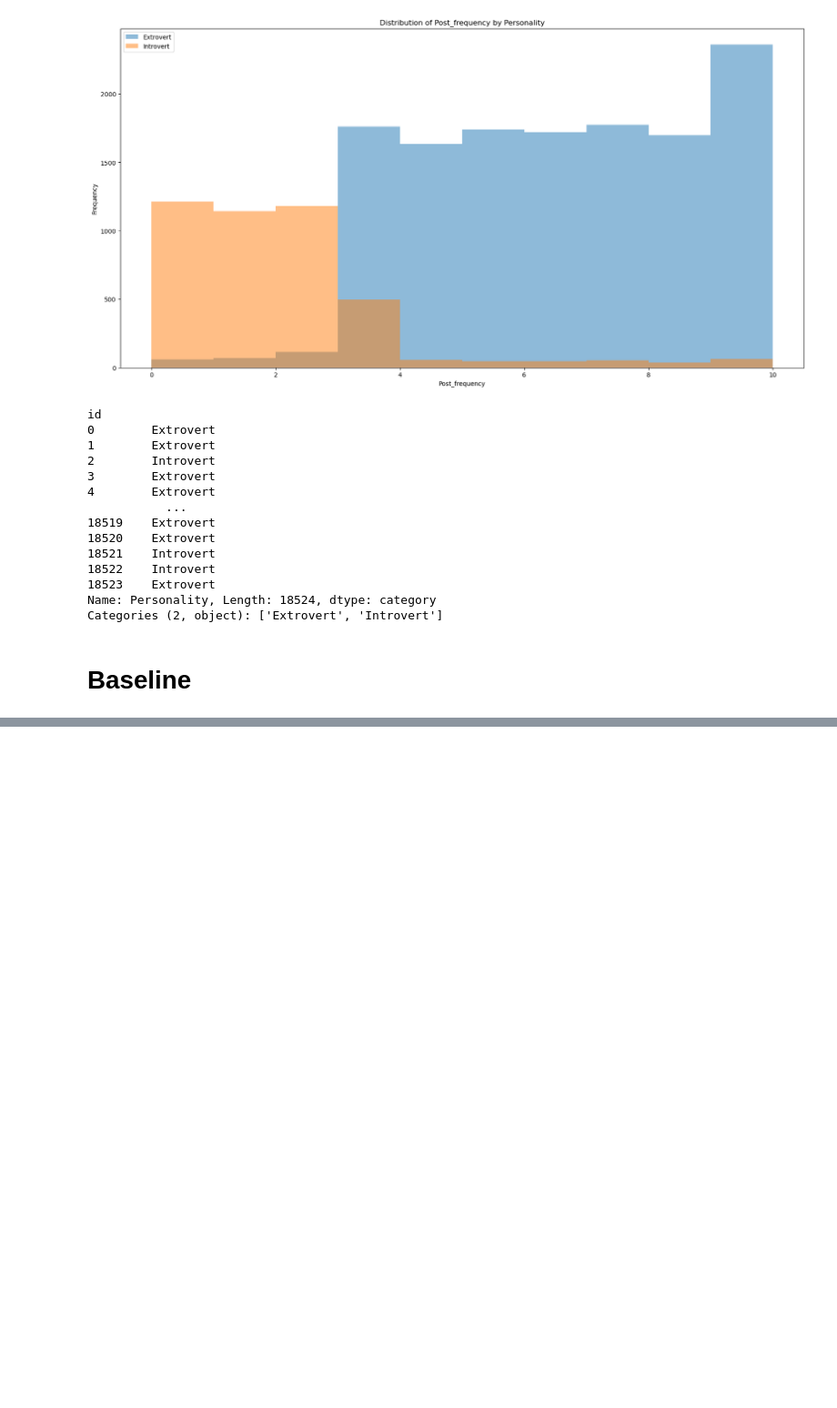
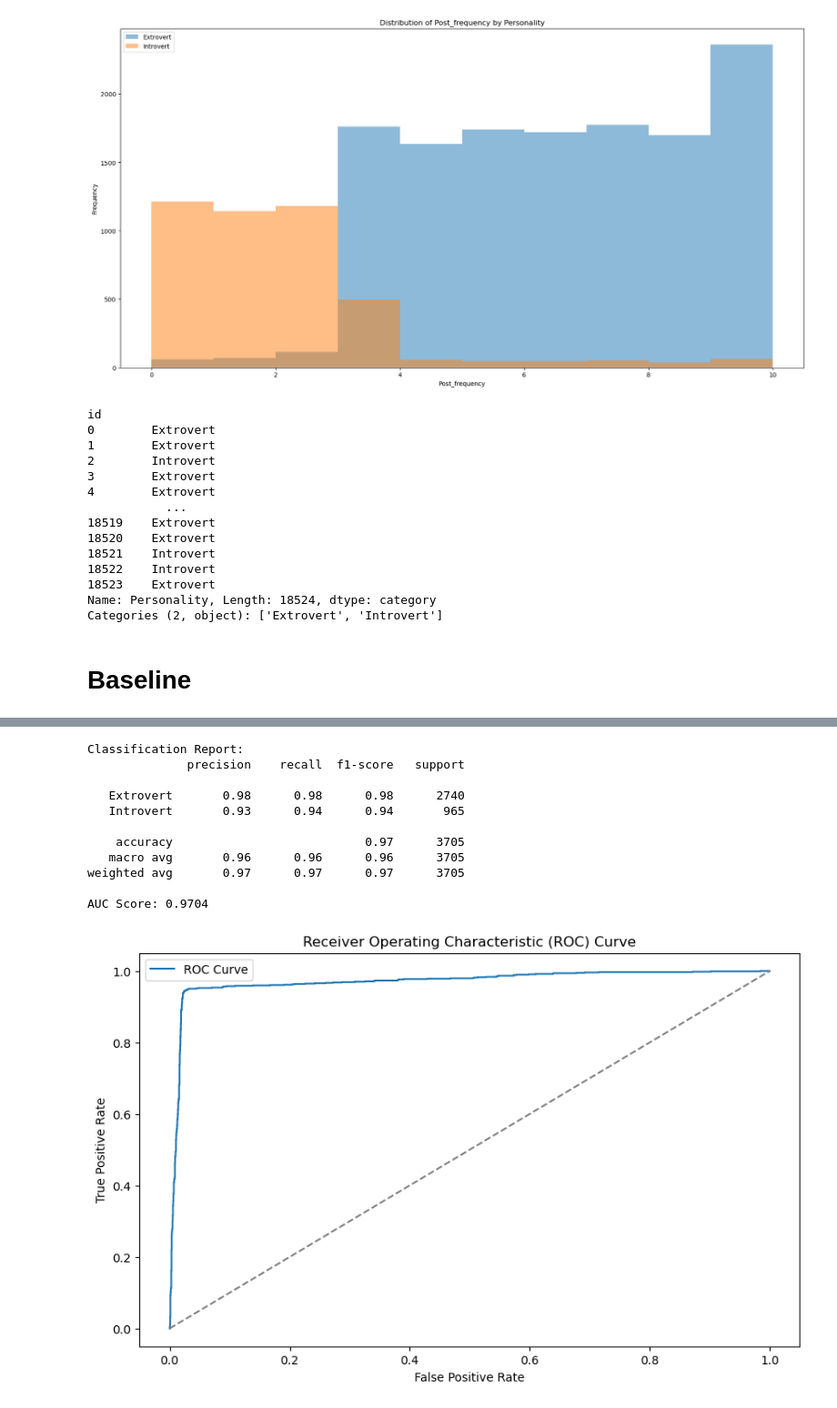
Before and after one commit to niits/experiments, a Jupyter notebook: kaggle/playground-series-s5e7/main.ipynb, the cells around one changed output, grey strips where cells are left out. Shown at 91% size. Cells and saved outputs as stored; diff of their text form; code cells hidden in the pictures; blank space fills up the shorter version.

```diff
--- a/kaggle/playground-series-s5e7/main.ipynb
+++ b/kaggle/playground-series-s5e7/main.ipynb
@@ -201,0 +445,25 @@ Successfully submitted to Predict the Introverts from the Extroverts
+# %%
+objective_with_imputed_data = partial(
+    objective,
+    X_train=X_train_imputed,
+    y_train_encoded=y_train_encoded,
+    additional_params={
+        "scale_pos_weight": pos_class_weight,
+    },
+)
+
+study_with_imputed_data = optuna.create_study(
+    study_name="Predict the Introverts from the Extroverts with Imputed Data",
+    direction="maximize",
+    storage="sqlite:///optuna_study_with_imputed_data.db",
+    load_if_exists=True,
+    sampler=optuna.samplers.TPESampler(seed=42, warn_independent_sampling=False),
+    pruner=optuna.pruners.MedianPruner(
+        n_startup_trials=10,
+        n_warmup_steps=5,
+        interval_steps=1,
+        n_min_trials=5,
+    ),
+)
+
+study_with_imputed_data.optimize(objective_with_imputed_data, n_trials=200)
@@ -201,0 +492,14 @@ Successfully submitted to Predict the Introverts from the Extroverts
+# %%
+model = xgb.train(
+    params=study_with_imputed_data.best_params
+    | {
+        "objective": "binary:logistic",
+        "eval_metric": "logloss",
+        "seed": 42,
+        "scale_pos_weight": pos_class_weight,
+    },
+    dtrain=xgb.DMatrix(X_train_imputed, label=y_train_encoded, enable_categorical=True),
+    num_boost_round=200,
+    evals=[(d_train, "train")],
+    early_stopping_rounds=20
+)
@@ -201,0 +524,15 @@ Successfully submitted to Predict the Introverts from the Extroverts
+# %%
+evaluate_model(model, d_val, y_val_encoded)
+# %% [output]
+Classification Report:
+              precision    recall  f1-score   support
+
+   Extrovert       0.98      0.98      0.98      2740
+   Introvert       0.93      0.94      0.94       965
+
+    accuracy                           0.97      3705
+   macro avg       0.96      0.96      0.96      3705
+weighted avg       0.97      0.97      0.97      3705
+
+AUC Score: 0.9704
+[figure, added]
```
Also changed, not shown: parts of 36 cells of this notebook, 1 other file.
